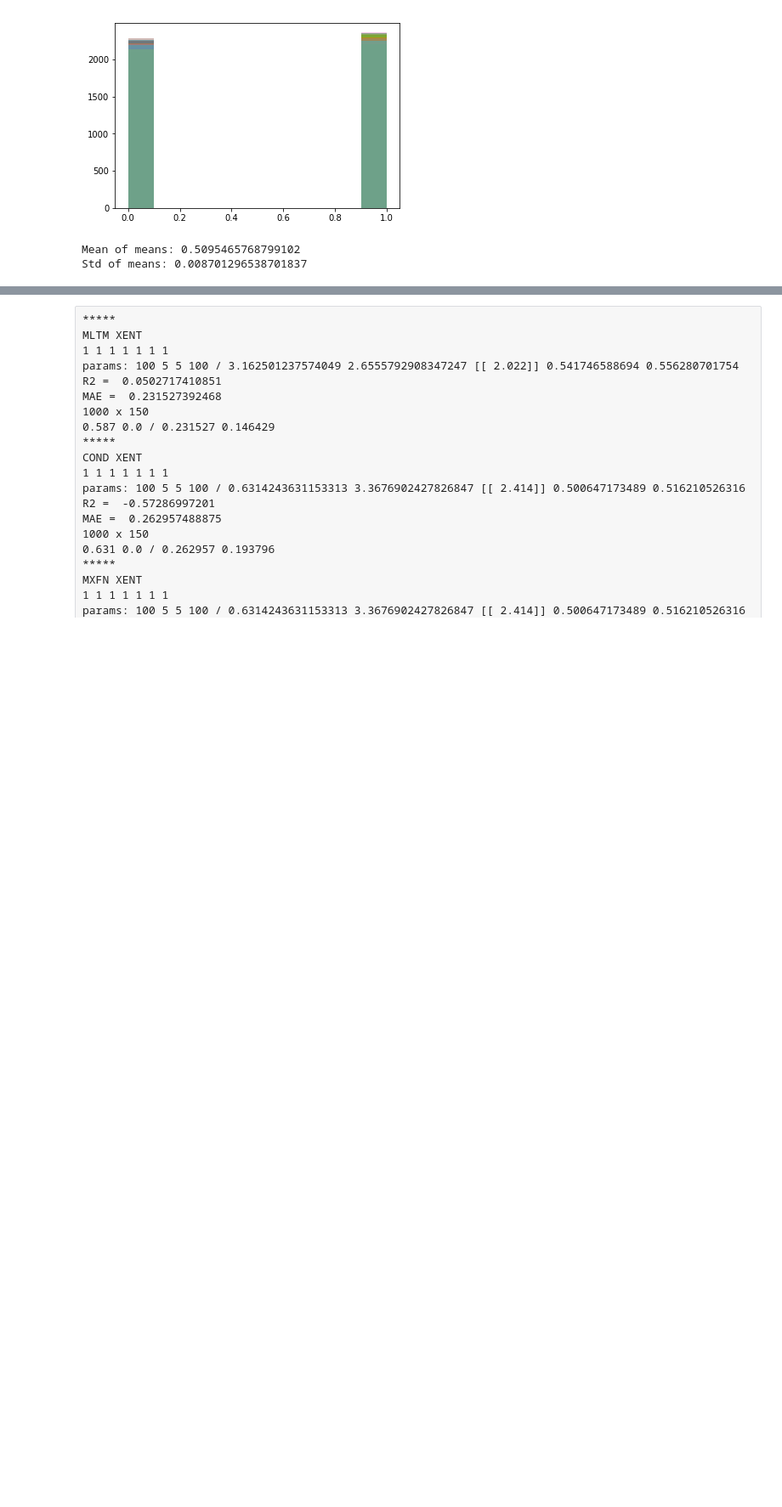
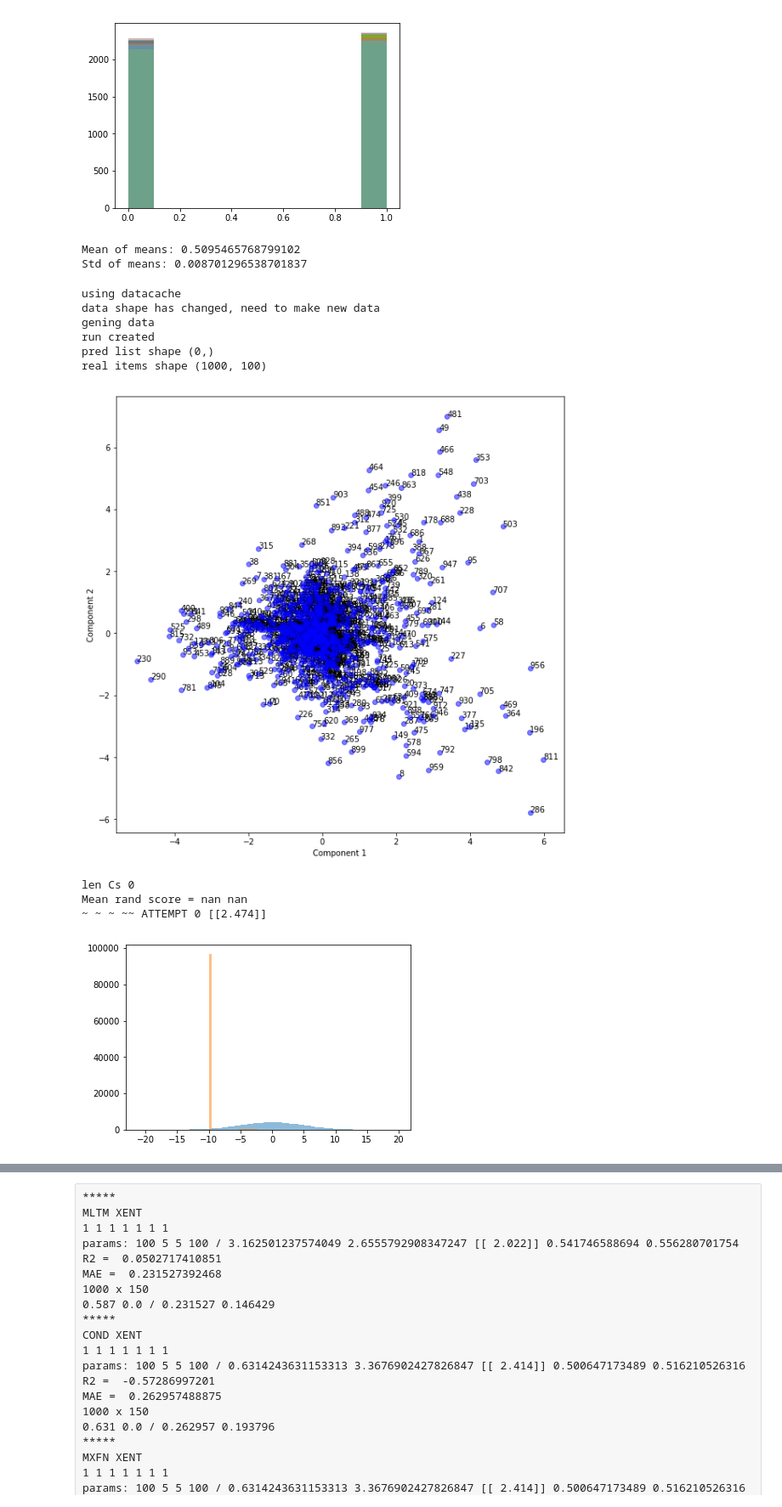
Before and after one commit to rjm49/mltm, a Jupyter notebook: next_gen/MX_FACTORISATION.ipynb, the cells around one changed output, grey strips where cells are left out. Shown at 85% size. Drawn from its saved outputs; the diff is of its cells as text; code cells hidden in the pictures; blank space fills up the shorter version.

```diff
--- a/next_gen/MX_FACTORISATION.ipynb
+++ b/next_gen/MX_FACTORISATION.ipynb
@@ -259,10 +260,10 @@ def generate_qs_model(qn_table, psi_table, optimiser, _mode="MXFN", loss="MSE"):
     print("Mode is", _mode)
     if _mode=="DEEP":
         difs = subtract([psi_row, qn_row])
-        h = Dense(50, activation="relu")(difs)
-        h = Dense(50, activation="relu")(h)
-        h = Dense(50, activation="relu")(h)
-        h = Dense(20, activation="relu")(h)
+        h = Dense(100, activation="relu")(difs)
+        h = Dense(100, activation="relu")(h)
+#         h = Dense(5, activation="relu")(h)
+#         h = Dense(5, activation="relu")(h)
         score = Dense(1, activation="sigmoid")(h)
     elif _mode=="COND":
         Prs = Lambda(lambda qs: (1 - qs[0])+(qs[0]*qs[1]), name="Prs")([qn_row, psi_row])
@@ -775,8 +776,8 @@ def generate_and_train(n_students, n_questions, qz,sz,pfz, vqz,vsz,vpfz, w, n_fa
     return s_table, qn_table, m, h
 # %%
 def stitch_n_split(_pairs, _probs):
-    _pfz = numpy.array([int((random.random() < _probs[vi,mi])) for (vi,mi) in _pairs])
-#     _pfz = numpy.array([probs[vi,mi] for (vi,mi) in pairs])
+#     _pfz = numpy.array([int((random.random() < _probs[vi,mi])) for (vi,mi) in _pairs])
+    _pfz = numpy.array([probs[vi,mi] for (vi,mi) in _pairs])
     _sz = [p[0] for p in _pairs]
     _qz = [p[1] for p in _pairs]
     return _pfz, _sz, _qz
@@ -820,11 +838,14 @@ gen_m_cache = pickle.load(open("generators.p", "rb"))
 # %%
 gen_m_cache = {}
 # %%
-tup = (100,1,5)
+tup = (100,100,100)
 n_factors, min_active, max_active = tup
 
-sss = [10,20,30,50,70]
-nits = [1000,10000,50000]
+# sss = [10,20,30,50,70]
+# nits = [1000,10000,50000]
+sss = [70]
+nits = [10000]
+
 
 for ss in sss:
     for nit in nits:
@@ -920,7 +941,7 @@ from numpy.random import seed
 from sklearn.model_selection import train_test_split
 
 tup = (100,1,5)
-key = (tup, (50000,70))
+key = (tup, (10000,70))
 
 if key in gen_m_cache:
 #     gen_m = gen_m_cache[tup]
@@ -1325,7 +1365,7 @@ data_cache = {}
 #a0 should be ~U[-0.5, 1]
 #missing proportion should be ~U[0, 0.3]
 
-from tensorflow import set_random_seed
+# from tensorflow.random import set_seed
 from sklearn.model_selection import train_test_split
 
 explore_mode = True
@@ -1334,13 +1374,13 @@ reportz=[]
 
 # factors_master = [(10,1,5)]
 factors_master = [(100,1,5)]
-w_list = [100]
+w_list = [128]
 factors_list = [ m+(w,) for m in factors_master for w in w_list ]
 
 # nn_modes = ["MLTM","COND","MXFN"]
 nn_modes = ["DEEP"]
 loss_modes = ["XENT"]
-sq_nums = [(1000, 150)]
+sq_nums = [(1000, 1000)]
 # sq_nums = [(3000, 450)]
 # student_staminas = [0.01, 0.1, 0.5, 0.75, 1.0]
 
@@ -1360,9 +1400,9 @@ for (n_students, n_questions) in sq_nums:
 
                     questions=None
 
-                    tup = (n_factors, min_active, max_active)
+                    tup = ((n_factors, min_active, max_active), (10000, 70))
                     if tup in gen_m_cache:
-                        gen_m = gen_m_cache[tup]
+                        (gen_m, history, best_dims, best_mse) = gen_m_cache[tup]
                     else:
                         print(gen_m_cache.keys())
                         raise Exception("Genny not found for",tup)
@@ -1382,7 +1422,7 @@ for (n_students, n_questions) in sq_nums:
 
                     pred_list = []
 
-                    set_random_seed(666)
+#                     set_seed(666)
                     numpy.random.seed(666)
                     for a in range(n_runs):
 
@@ -1534,30 +1574,42 @@ for (n_students, n_questions) in sq_nums:
                         print(len(qz),len(sz),len(pfz))
                         print(len(vqz),len(vsz),len(vpfz), emb_w)
     #                     nn_mode = "MLTM"
     #                     loss_mode = "XENT"
                         print("nn_mode", nn_mode)
                         s_table2, qn_table2, m2, h2 = generate_and_train(n_students, n_questions, qz,sz,pfz, vqz,vsz,vpfz, emb_w, n_factors, min_active, max_active, nn_mode=nn_mode, loss_mode=loss_mode)
     #                     qws2= copy.copy(qn_table2.get_weights()[0])
     #                     sws2= copy.copy(s_table2.get_weights()[0])
                         qws2= qn_table2.get_weights()[0]
                         sws2= s_table2.get_weights()[0]
 
                         pred_probs = m2.predict([qz, sz])
     #                     print(pred_probs)
                         pred_list.append(pred_probs)
                         model_list.append(m2)
 
                     #     qg = q_gates.get_weights()[0]
                     #     qg_list.append(qg)
                     #     if qn_av is None:
                     #         qn_av = numpy.mean(qws2)
 
                         sparss.append(spars)
                         sws_list.append(sws2)
                         qws_list.append(qws2)
                     tup = (n_factors, min_active, max_active, emb_w, nn_mode, loss_mode, sws_list, qws_list, model_list, real_stu_list, real_que_list, test_datasets, params_list, sparss)
     #                 reportz.append(zlib.compress(pickle.dumps(tup)))
     #                 print(perseverance_list)
 
                     reportz.append(tup)
 print("finished")
+# %% [output]
+using datacache
+data shape has changed, need to make new data
+gening data
+run created
+pred list shape (0,)
+real items shape (1000, 100)
+[figure, added]
+len Cs 0
+Mean rand score = nan nan
+~ ~ ~ ~~ ATTEMPT 0 [[2.474]]
+[figure, added]
```
Also changed, not shown: parts of 10 cells of this notebook.
